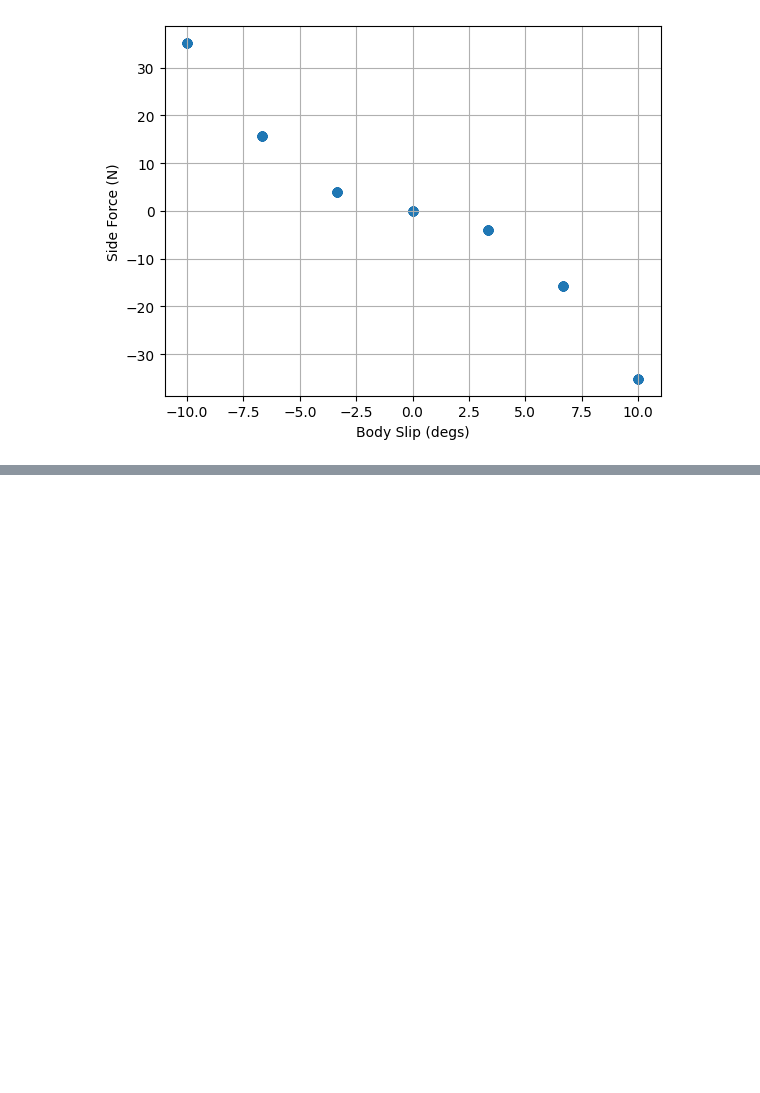
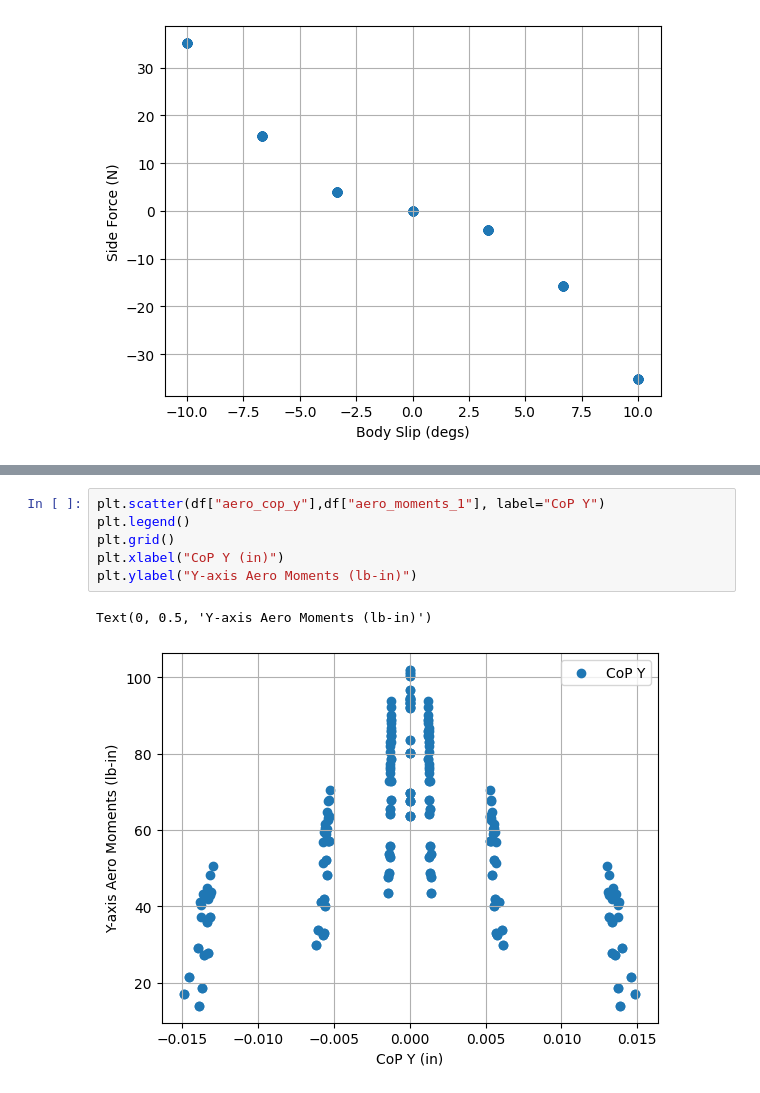
Before and after one commit to LonghornRacingElectric/magic_moment_method, a Jupyter notebook: analysis/MMM_plotter.ipynb, the cells around one changed output, grey strips where cells are left out. Drawn from its saved outputs; the diff is of its cells as text; blank space fills up the shorter version.

```diff
--- a/analysis/MMM_plotter.ipynb
+++ b/analysis/MMM_plotter.ipynb
@@ -299,0 +299,9 @@ Text(0.5, 0, 'Y-axis Aero Moments (lb-ft)')
+# %%
+plt.scatter(df["aero_cop_y"],df["aero_moments_1"], label="CoP Y")
+plt.legend()
+plt.grid()
+plt.xlabel("CoP Y (in)")
+plt.ylabel("Y-axis Aero Moments (lb-in)")
+# %% [output]
+Text(0, 0.5, 'Y-axis Aero Moments (lb-in)')
+[figure, added]
```
Also changed, not shown: parts of 1 cell of this notebook.
